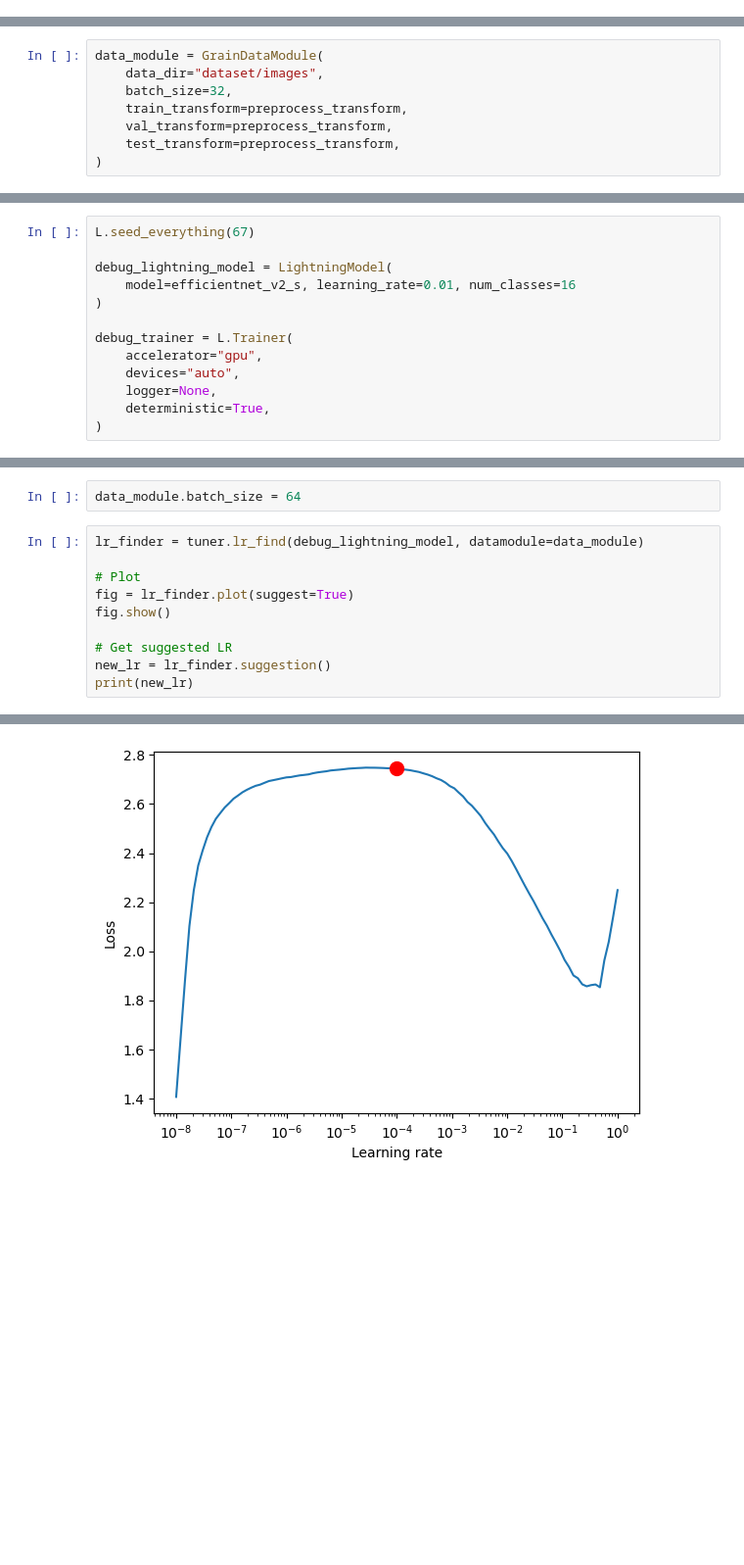
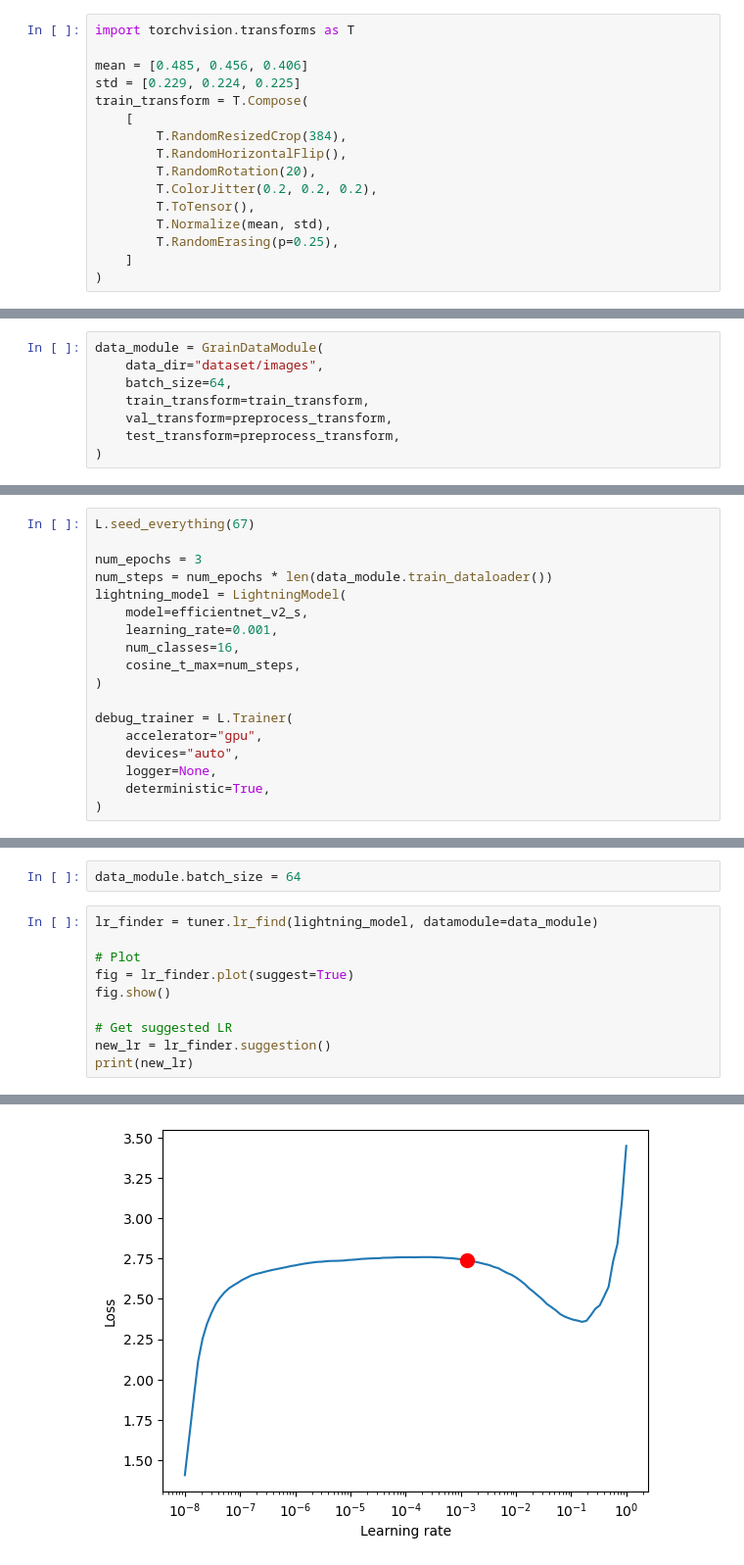
Before and after one commit to xandreiAThome/grain-disease-vision-model, a Jupyter notebook: 06_neural_network.ipynb, the cells around one changed output, grey strips where cells are left out. Shown at 98% size. Drawn from its saved outputs; the diff is of its cells as text; blank space fills up the shorter version.

```diff
--- a/06_neural_network.ipynb
+++ b/06_neural_network.ipynb
@@ -105,11 +107,27 @@ ImageClassification(
+# %%
+import torchvision.transforms as T
+
+mean = [0.485, 0.456, 0.406]
+std = [0.229, 0.224, 0.225]
+train_transform = T.Compose(
+    [
+        T.RandomResizedCrop(384),
+        T.RandomHorizontalFlip(),
+        T.RandomRotation(20),
+        T.ColorJitter(0.2, 0.2, 0.2),
+        T.ToTensor(),
+        T.Normalize(mean, std),
+        T.RandomErasing(p=0.25),
+    ]
+)
 # %% [markdown]
 ## Preparing the Dataset and Loaders
 A quick check in order to make sure that the dataloader is able to load the images properly
 # %%
 data_module = GrainDataModule(
     data_dir="dataset/images",
-    batch_size=32,
-    train_transform=preprocess_transform,
+    batch_size=64,
+    train_transform=train_transform,
     val_transform=preprocess_transform,
     test_transform=preprocess_transform,
 )
@@ -149,8 +219,13 @@ We will use the utility tuners that come with Lightning in order to find a good
 # %%
 L.seed_everything(67)
 
-debug_lightning_model = LightningModel(
-    model=efficientnet_v2_s, learning_rate=0.01, num_classes=16
+num_epochs = 3
+num_steps = num_epochs * len(data_module.train_dataloader())
+lightning_model = LightningModel(
+    model=efficientnet_v2_s,
+    learning_rate=0.001,
+    num_classes=16,
+    cosine_t_max=num_steps,
 )
 
 debug_trainer = L.Trainer(
@@ -197,7 +272,7 @@ Restored all states from the checkpoint at /home/xandreiathome/Work/class-code/m
 # %%
 data_module.batch_size = 64
 # %%
-lr_finder = tuner.lr_find(debug_lightning_model, datamodule=data_module)
+lr_finder = tuner.lr_find(lightning_model, datamodule=data_module)
 
 # Plot
 fig = lr_finder.plot(suggest=True)
@@ -217 +305 @@ Learning rate set to 0.0001
-[figure, old version]
+[figure, new version]
```
Also changed, not shown: parts of 19 cells of this notebook, 5 other files.
